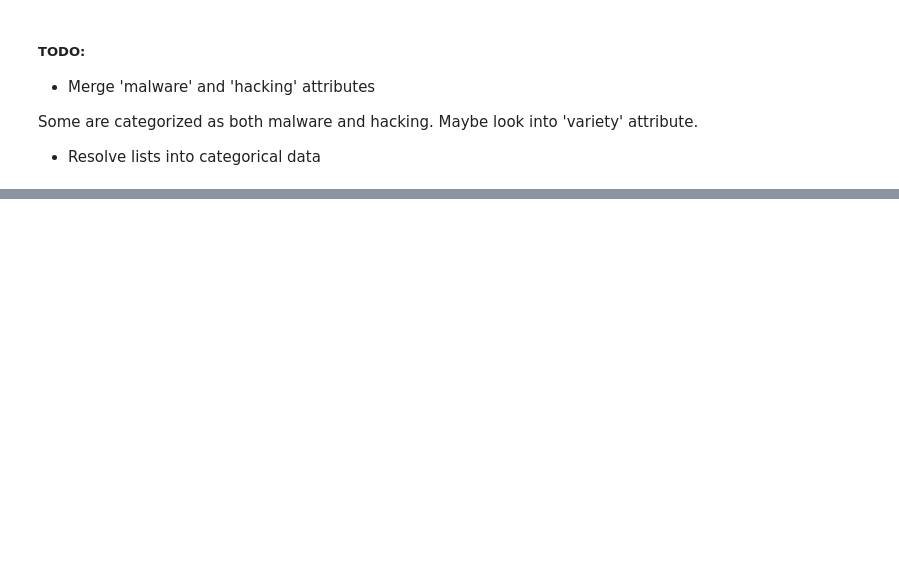
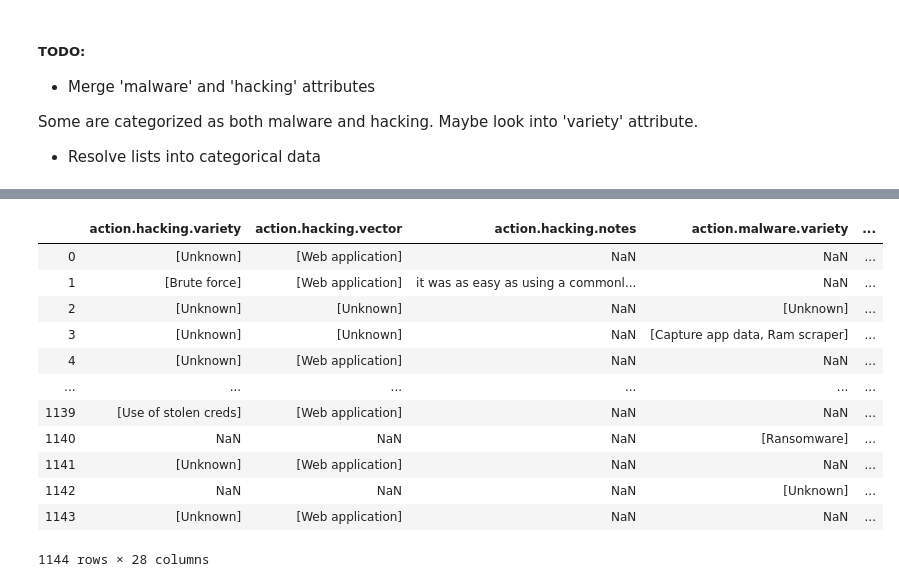
Before and after one commit to ethanpaek/CloudBleed_Project_2019, a Jupyter notebook: test.ipynb, the cells around one changed output, grey strips where cells are left out. Drawn from its saved outputs; the diff is of its cells as text; code cells hidden in the pictures; blank space fills up the shorter version.

Commit message:
make data more work-able

```diff
--- a/test.ipynb
+++ b/test.ipynb
@@ -75,2 +94,2 @@ In place dropping of columns. Our list of keynames should look similar to [this]
 # %%
-df = df.loc[:,~df.columns.str.startswith('value_chain')]
+df_action = df.loc[:, df.columns.str.startswith('action')]
@@ -92,0 +96,16 @@ df
+# %%
+df_action
+# %% [output]
+|  | action.hacking.variety | action.hacking.vector | action.hacking.notes | action.malware.variety | ... |
+| 0 | [Unknown] | [Web application] | NaN | NaN | ... |
+| 1 | [Brute force] | [Web application] | it was as easy as using a commonl... | NaN | ... |
+| 2 | [Unknown] | [Unknown] | NaN | [Unknown] | ... |
+| 3 | [Unknown] | [Unknown] | NaN | [Capture app data, Ram scraper] | ... |
+| 4 | [Unknown] | [Web application] | NaN | NaN | ... |
+| ... | ... | ... | ... | ... | ... |
+| 1139 | [Use of stolen creds] | [Web application] | NaN | NaN | ... |
+| 1140 | NaN | NaN | NaN | [Ransomware] | ... |
+| 1141 | [Unknown] | [Web application] | NaN | NaN | ... |
+| 1142 | NaN | NaN | NaN | [Unknown] | ... |
+| 1143 | [Unknown] | [Web application] | NaN | NaN | ... |
+1144 rows × 28 columns
```
Also changed, not shown: parts of 5 cells of this notebook.
